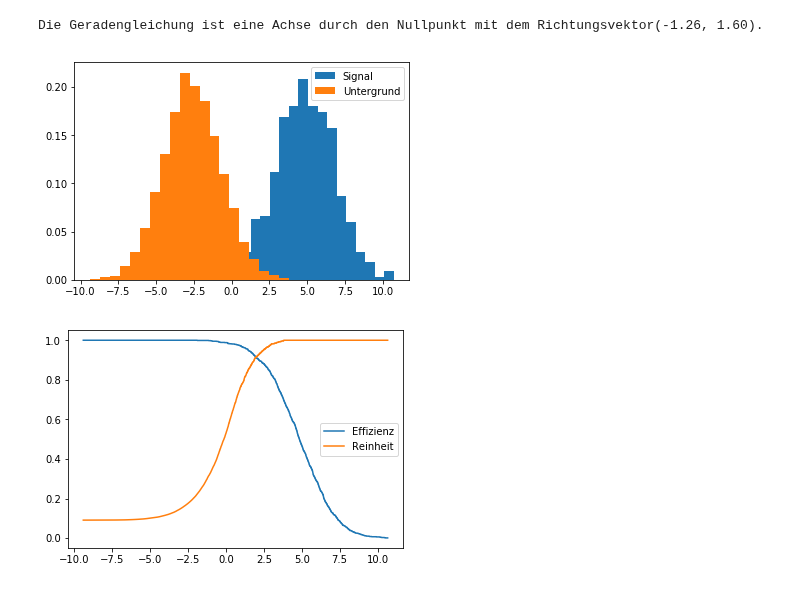
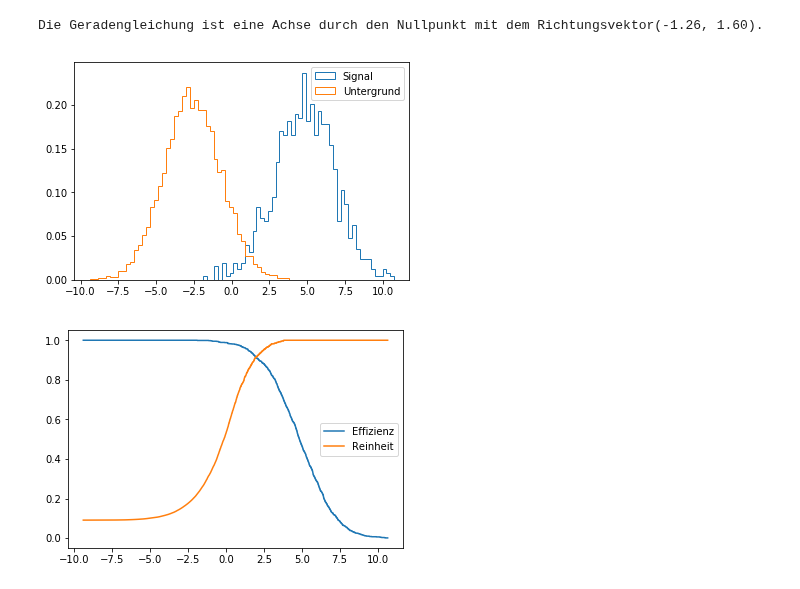
Before and after one commit to jpwgnr/SMD_Abgaben, a Jupyter notebook: Blatt5_Schubert_Herdieckerhoff_Overhoff/Blatt5.ipynb, the cells around one changed output. Cells and saved outputs as stored; diff of their text form; code cells hidden in the pictures.

```diff
--- a/Blatt5_Schubert_Herdieckerhoff_Overhoff/Blatt5.ipynb
+++ b/Blatt5_Schubert_Herdieckerhoff_Overhoff/Blatt5.ipynb
@@ -153,12 +153,12 @@ Die Geradengleichung ist eine Achse durch den Nullpunkt mit dem Richtungsvektor(
 # %%
 sig = p2@lambda_min
 unt = p3@lambda_min
-plt.hist(sig, bins=20, density=True, label="Signal")
-plt.hist(unt, bins=20, density=True, label="Untergrund")
+plt.hist(sig, bins=50, density=True, label="Signal", histtype="step")
+plt.hist(unt, bins=50, density=True, label="Untergrund", histtype="step")
 plt.legend()
 None
 # %% [output]
-[figure, old version]
+[figure, new version]
 # %%
 lambda_eff = np.linspace(np.min([np.min(sig), np.min(unt)]), np.max([np.max(sig), np.max(unt)])-0.1, 10000)
 reinp2dim1 = reinheitSig(lambda_eff, sig, unt)
```
Also changed, not shown: parts of 4 cells of this notebook, 3 other files.
